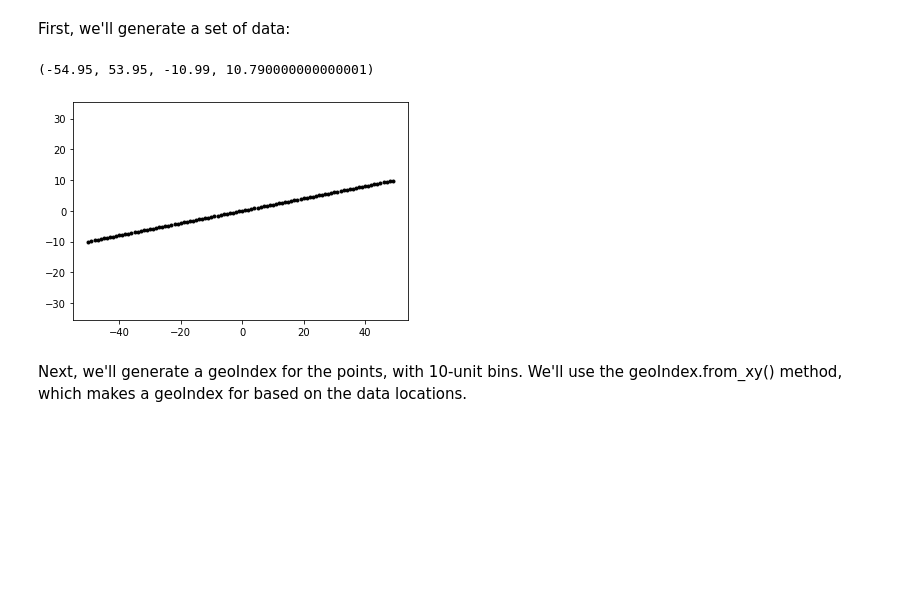
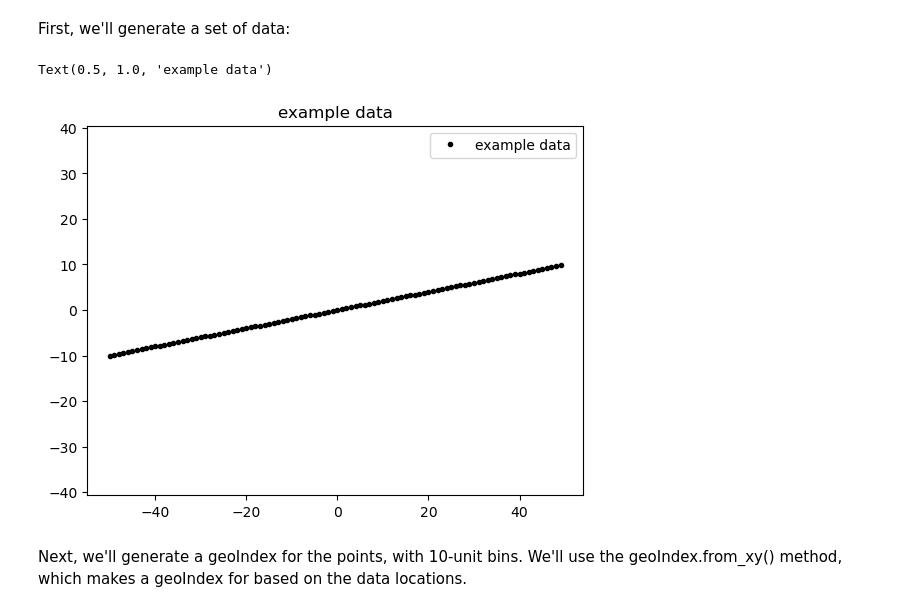
Before and after one commit to SmithB/pointCollection, a Jupyter notebook: notebooks/GeoIndex_demo.ipynb, the cells around one changed output. Cells and saved outputs as stored; diff of their text form; code cells hidden in the pictures; blank space fills up the shorter version.

```diff
--- a/notebooks/GeoIndex_demo.ipynb
+++ b/notebooks/GeoIndex_demo.ipynb
@@ -15,15 +17,17 @@ First, we'll generate a set of data:
 # %%
 # define a set of data points:
 x=np.arange(-50, 50, dtype=np.float64)
 y=0.2*x
 t=np.ones_like(x)
 z=x**2+y**2
 plt.figure(1); plt.clf()
-plt.plot(x, y,'k.')
+plt.plot(x, y,'k.', label='example data')
 plt.axis('equal')
+plt.legend()
+plt.gca().set_title('example data')
 # %% [output]
-(-54.95, 53.95, -10.99, 10.790000000000001)
+Text(0.5, 1.0, 'example data')
-[figure, old version]
+[figure, new version]
 # %% [markdown]
 Next, we'll generate a geoIndex for the points, with 10-unit bins. We'll use the geoIndex.from_xy() method, which makes a geoIndex for based on the data locations.
 # %%
```
Also changed, not shown: parts of 31 cells of this notebook, 1 other file.
